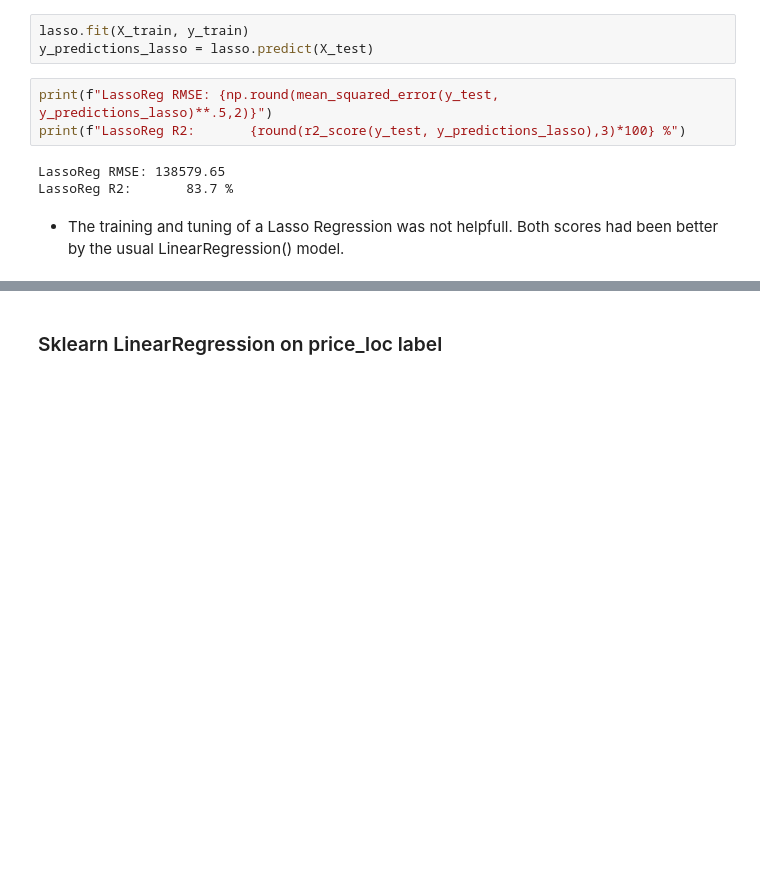
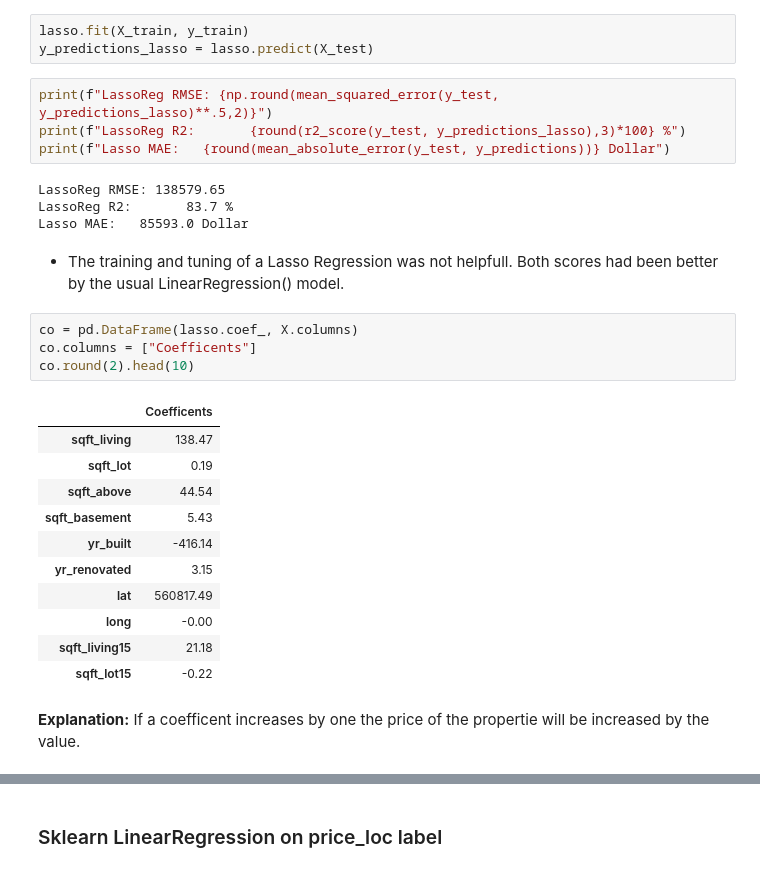
Before and after one commit to sls-mdr/nf1-project-regression, a Jupyter notebook: proj1-regression.ipynb, the cells around one changed output, grey strips where cells are left out. Saved outputs shown, nothing was run; the diff lists cells and outputs as text; blank space fills up the shorter version.

```diff
--- a/proj1-regression.ipynb
+++ b/proj1-regression.ipynb
@@ -280,11 +300,31 @@ y_predictions_lasso = lasso.predict(X_test)
 # %%
 print(f"LassoReg RMSE: {np.round(mean_squared_error(y_test, y_predictions_lasso)**.5,2)}")
 print(f"LassoReg R2:       {round(r2_score(y_test, y_predictions_lasso),3)*100} %")
+print(f"Lasso MAE:   {round(mean_absolute_error(y_test, y_predictions))} Dollar")
 # %% [output]
 LassoReg RMSE: 138579.65
 LassoReg R2:       83.7 %
+Lasso MAE:   85593.0 Dollar
 # %% [markdown]
 - The training and tuning of a Lasso Regression was not helpfull. Both scores had been better by the usual LinearRegression() model.
+# %%
+co = pd.DataFrame(lasso.coef_, X.columns)
+co.columns = ["Coefficents"]
+co.round(2).head(10)
+# %% [output]
+|  | Coefficents |
+| sqft_living | 138.47 |
+| sqft_lot | 0.19 |
+| sqft_above | 44.54 |
+| sqft_basement | 5.43 |
+| yr_built | -416.14 |
+| yr_renovated | 3.15 |
+| lat | 560817.49 |
+| long | -0.00 |
+| sqft_living15 | 21.18 |
+| sqft_lot15 | -0.22 |
+# %% [markdown]
+**Explanation:** If a coefficent increases by one the price of the propertie will be increased by the value.
 # %%
 from yellowbrick.model_selection import LearningCurve
 
```
Also changed, not shown: parts of 13 cells of this notebook, 14 other files.
